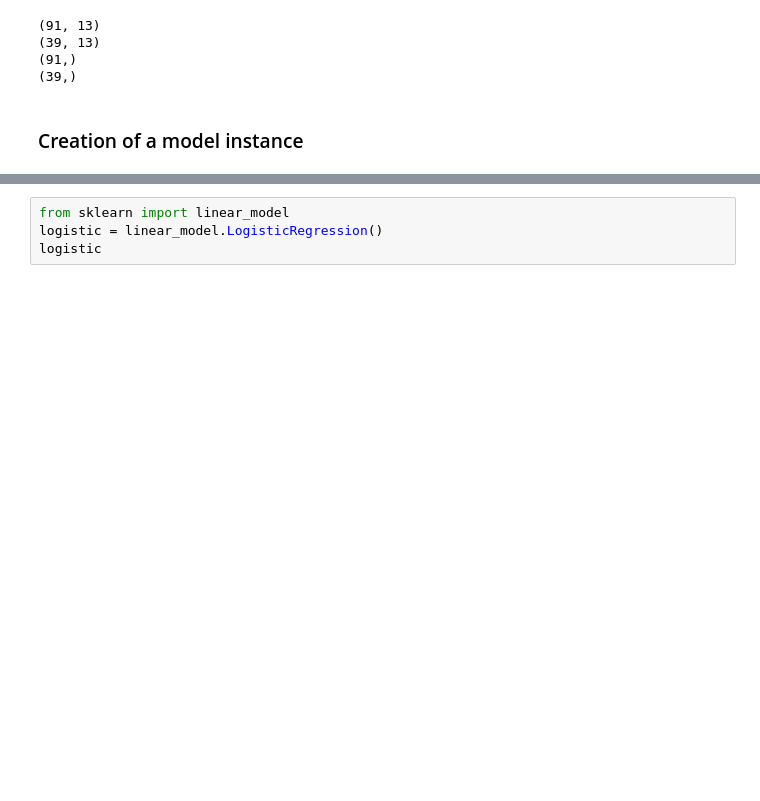
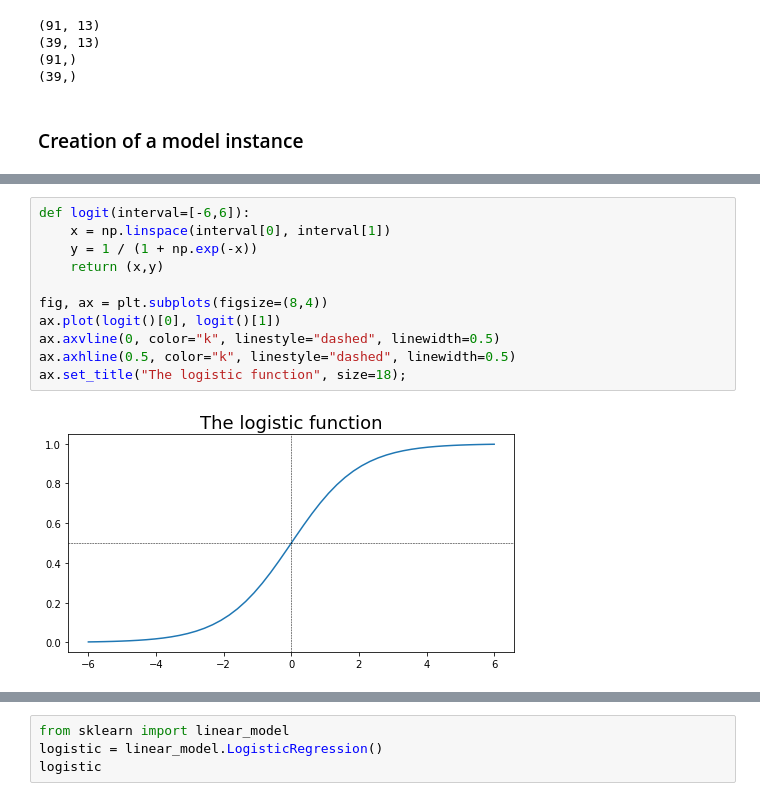
Before and after one commit to eotp/workshop-data-science-CODE, a Jupyter notebook: notebooks/02h - The Python Ecosystem - The scikit-learn library.ipynb, the cells around one changed output, grey strips where cells are left out. Drawn from its saved outputs; the diff is of its cells as text; blank space fills up the shorter version.

```diff
--- a/notebooks/02h - The Python Ecosystem - The scikit-learn library.ipynb
+++ b/notebooks/02h - The Python Ecosystem - The scikit-learn library.ipynb
@@ -493,0 +522,13 @@ print(y_test.shape)
+# %%
+def logit(interval=[-6,6]):
+    x = np.linspace(interval[0], interval[1])
+    y = 1 / (1 + np.exp(-x))
+    return (x,y)
+
+fig, ax = plt.subplots(figsize=(8,4))
+ax.plot(logit()[0], logit()[1])
+ax.axvline(0, color="k", linestyle="dashed", linewidth=0.5)
+ax.axhline(0.5, color="k", linestyle="dashed", linewidth=0.5)
+ax.set_title("The logistic function", size=18);
+# %% [output]
+[figure, added]
```
Also changed, not shown: parts of 11 cells of this notebook.
